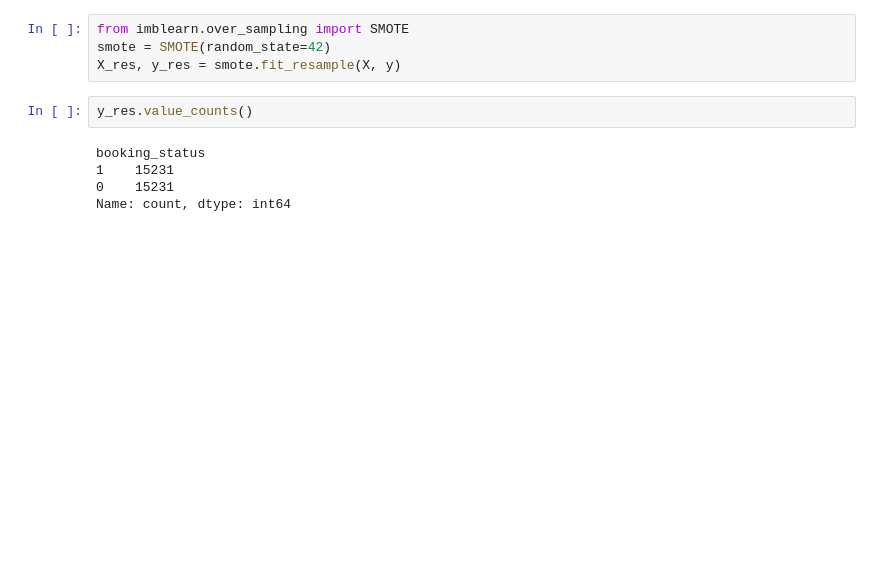
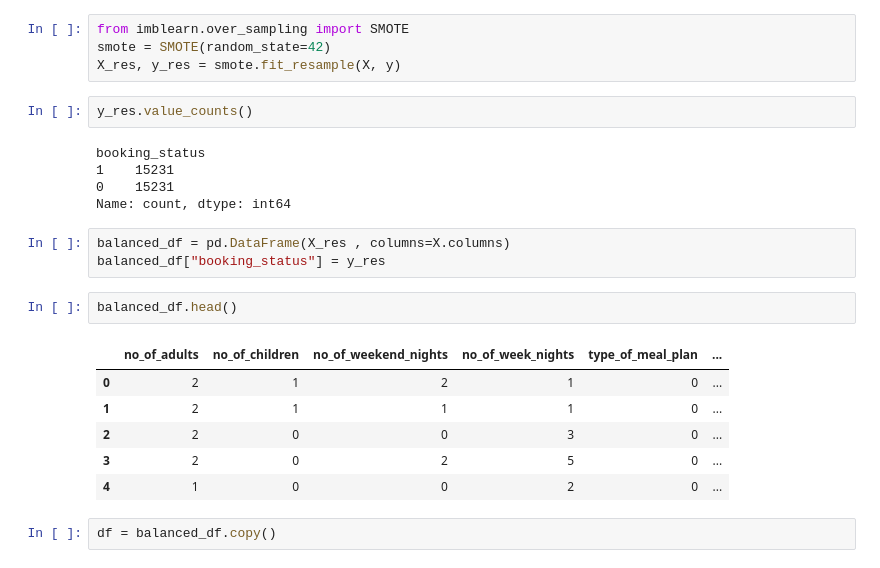
Before and after one commit to atharva-coolkarni/hotel-reservation-classification, a Jupyter notebook: notebook/notebook.ipynb, the cells around one changed output. Drawn from its saved outputs; the diff is of its cells as text; blank space fills up the shorter version.

```diff
--- a/notebook/notebook.ipynb
+++ b/notebook/notebook.ipynb
@@ -443,3 +457,17 @@ booking_status
 1    15231
 0    15231
 Name: count, dtype: int64
+# %%
+balanced_df = pd.DataFrame(X_res , columns=X.columns)
+balanced_df["booking_status"] = y_res
+# %%
+balanced_df.head()
+# %% [output]
+|  | no_of_adults | no_of_children | no_of_weekend_nights | no_of_week_nights | type_of_meal_plan | ... |
+| 0 | 2 | 1 | 2 | 1 | 0 | ... |
+| 1 | 2 | 1 | 1 | 1 | 0 | ... |
+| 2 | 2 | 0 | 0 | 3 | 0 | ... |
+| 3 | 2 | 0 | 2 | 5 | 0 | ... |
+| 4 | 1 | 0 | 0 | 2 | 0 | ... |
+# %%
+df = balanced_df.copy()
```
Also changed, not shown: parts of 13 cells of this notebook, 1 other file.
